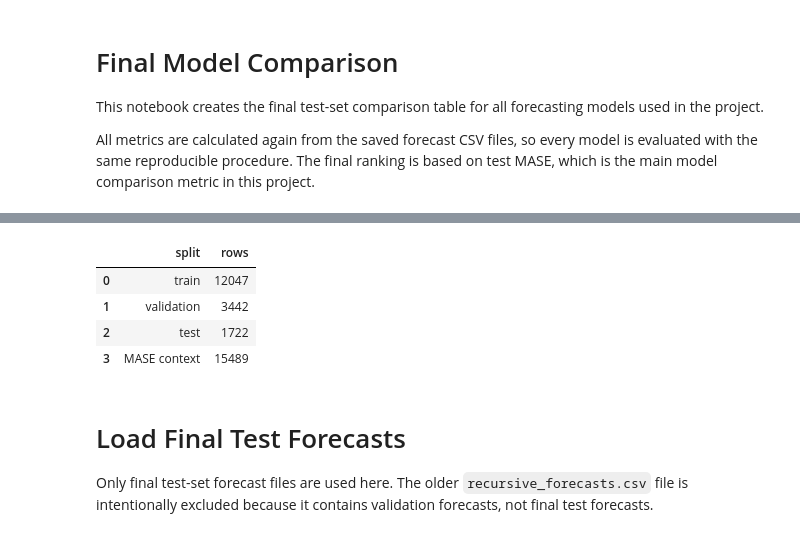
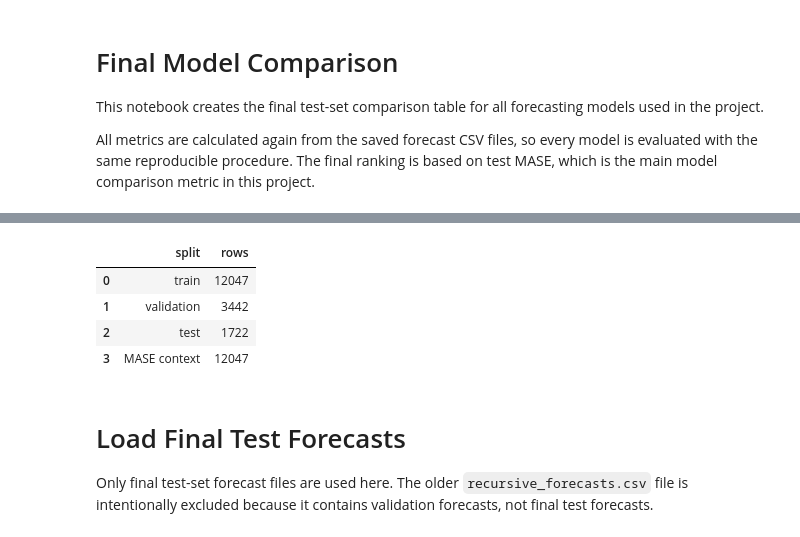
Before and after one commit to Kat-Pelka/RR_project, a Jupyter notebook: notebooks/05_final_model_comparison.ipynb, the cells around one changed output, grey strips where cells are left out. Saved outputs shown, nothing was run; the diff lists cells and outputs as text; code cells hidden in the pictures.

```diff
--- a/notebooks/05_final_model_comparison.ipynb
+++ b/notebooks/05_final_model_comparison.ipynb
@@ -67,33 +67,30 @@ For final test MASE, the seasonal naive scaling term is calculated on `train + v
 # %%
 train = pd.read_csv(DATA_DIR / "train.csv")
 val = pd.read_csv(DATA_DIR / "val.csv")
 test = pd.read_csv(DATA_DIR / "test.csv")
 
 for split_name, split_df in {
     "train": train,
     "validation": val,
     "test": test
 }.items():
     if TARGET not in split_df.columns:
         raise ValueError(f"Missing target column in {split_name} split: {TARGET}")
 
-mase_context = pd.concat(
-    [train[TARGET], val[TARGET]],
-    ignore_index=True
-).astype(float)
+mase_context = train[TARGET].reset_index(drop=True).astype(float)
 
 context_summary = pd.DataFrame({
     "split": ["train", "validation", "test", "MASE context"],
     "rows": [len(train), len(val), len(test), len(mase_context)]
 })
 
 context_summary
 # %% [output]
 |  | split | rows |
 | 0 | train | 12047 |
 | 1 | validation | 3442 |
 | 2 | test | 1722 |
-| 3 | MASE context | 15489 |
+| 3 | MASE context | 12047 |
 # %% [markdown]
 # Load Final Test Forecasts
 
```
Also changed, not shown: parts of 7 cells of this notebook, 2 other files.
